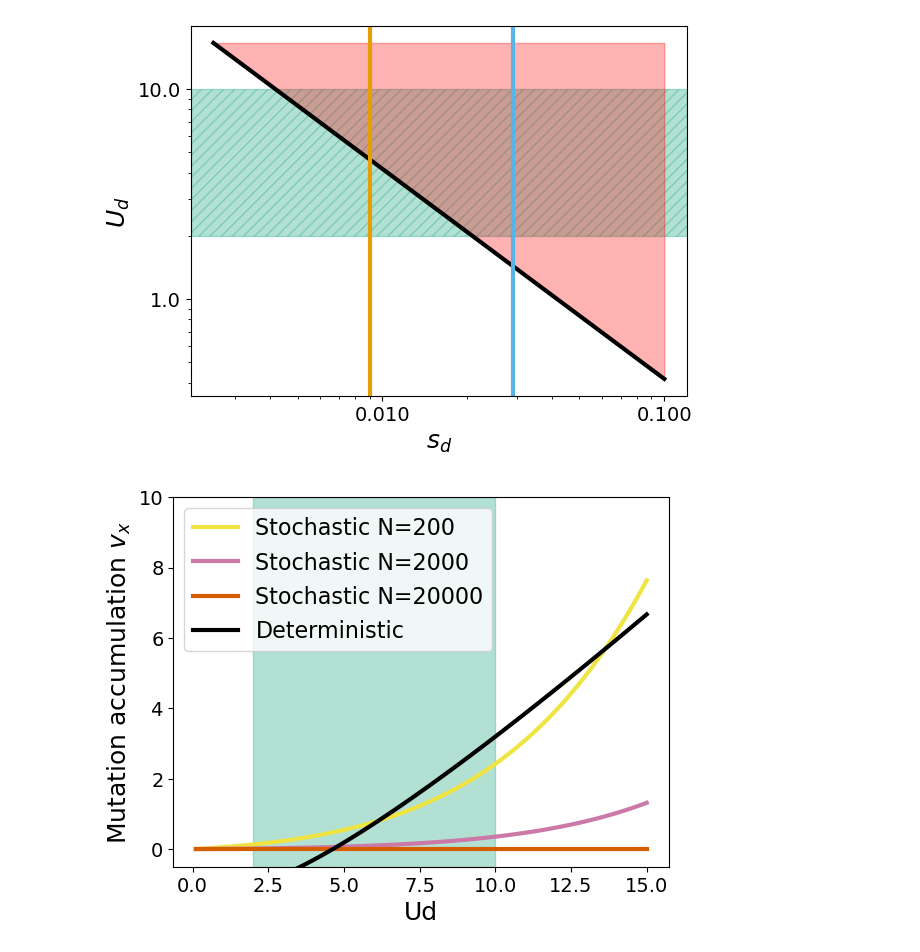
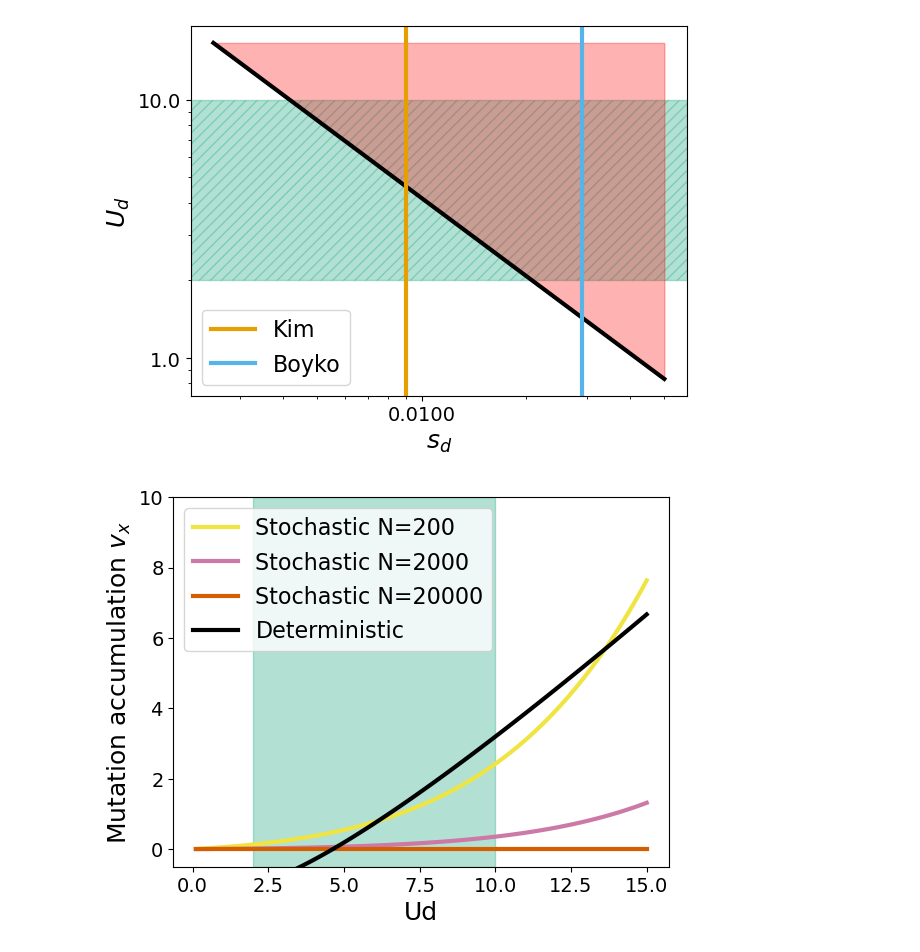
Before and after one commit to ulisesjiu/HighUd_mutationaccumulation, a Jupyter notebook: PfixDFE.ipynb, the cells around one changed output. Cells and saved outputs as stored; diff of their text form; code cells hidden in the pictures.

```diff
--- a/PfixDFE.ipynb
+++ b/PfixDFE.ipynb
@@ -85,26 +85,27 @@ def find_Udroot_deterministic(sd, x0):
 # %%
 #Roots for the deterministic accumulation equation
 
-sd = np.logspace(-2.6, -1, 100)
+sd = np.logspace(-2.6, -1.3, 100)
 vUdroot_det = np.vectorize(find_Udroot_deterministic)
 Udroot1 = vUdroot_det(sd, 0.2)
 log10sd = np.log10(sd)
 log10Udroot1 = np.log10(Udroot1)
 
 plt.plot(sd, Udroot1, color = deterministiccolor)
-plt.axvline(x = Kimetalsd, color = Kimcolor, label = 'Kimetal')
+plt.axvline(x = Kimetalsd, color = Kimcolor, label = 'Kim')
 plt.axvline(x = Boykoetalsd, color = Boykocolor, label = 'Boyko')
 plt.axhspan(humanUd[0], humanUd[1], color=Udcolor, alpha=0.3, hatch="///")
 plt.fill_between(sd, y1=Udroot1, y2=max(Udroot1), color="red", alpha=0.3)
+plt.legend()
 plt.xscale('log')
 plt.yscale('log')
 plt.gca().xaxis.set_major_formatter(ScalarFormatter())
 plt.gca().yaxis.set_major_formatter(ScalarFormatter())
 plt.xlabel(r"$s_{d}$")
 plt.ylabel(r"$U_{d}$")
 plt.savefig('graphs/deterministic_mutationaccumulation.png', dpi=300)
 # %% [output]
-[figure, old version]
+[figure, new version]
 # %%
 #accumulation contribution for Kim et al
 Ud = np.linspace(start=0.1, stop=15, num=100)
```
Also changed, not shown: 2 other files.
